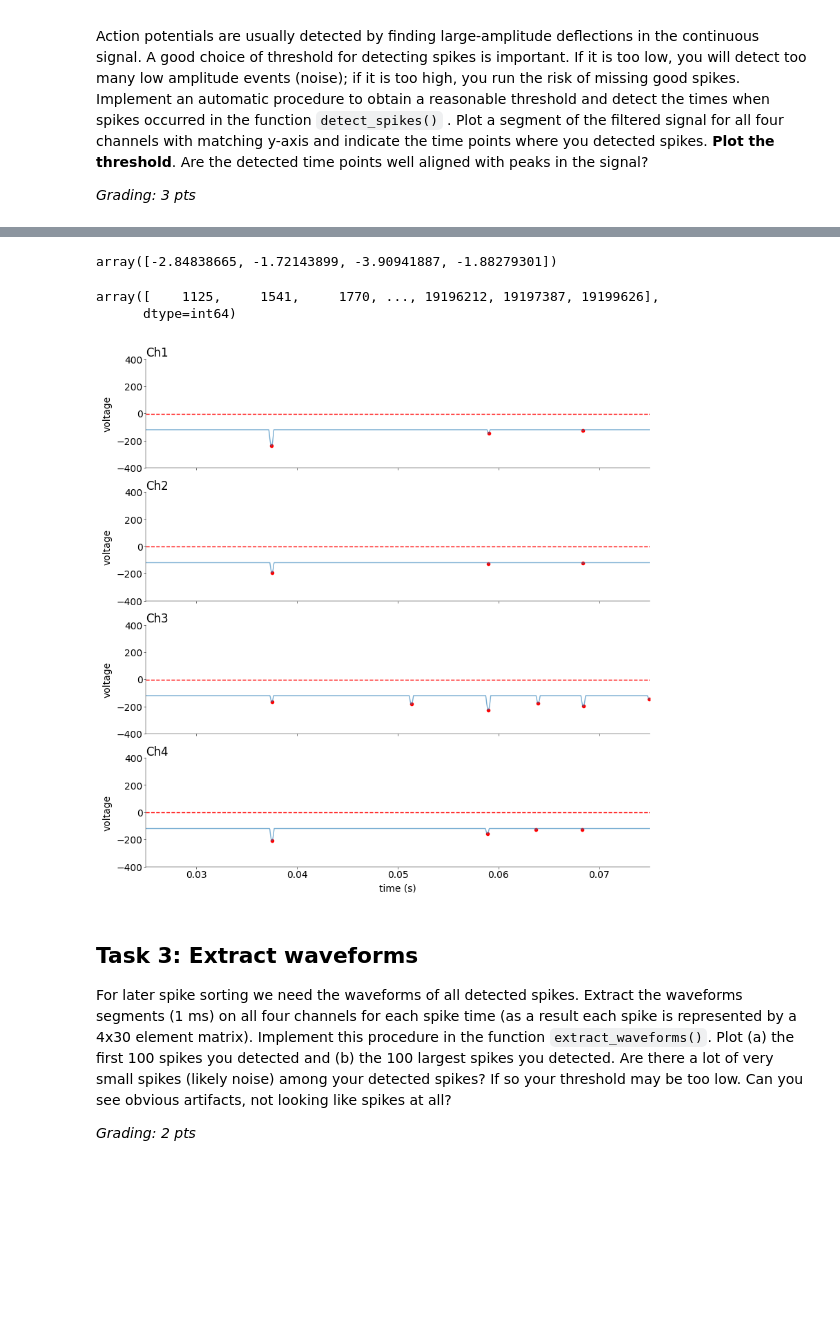
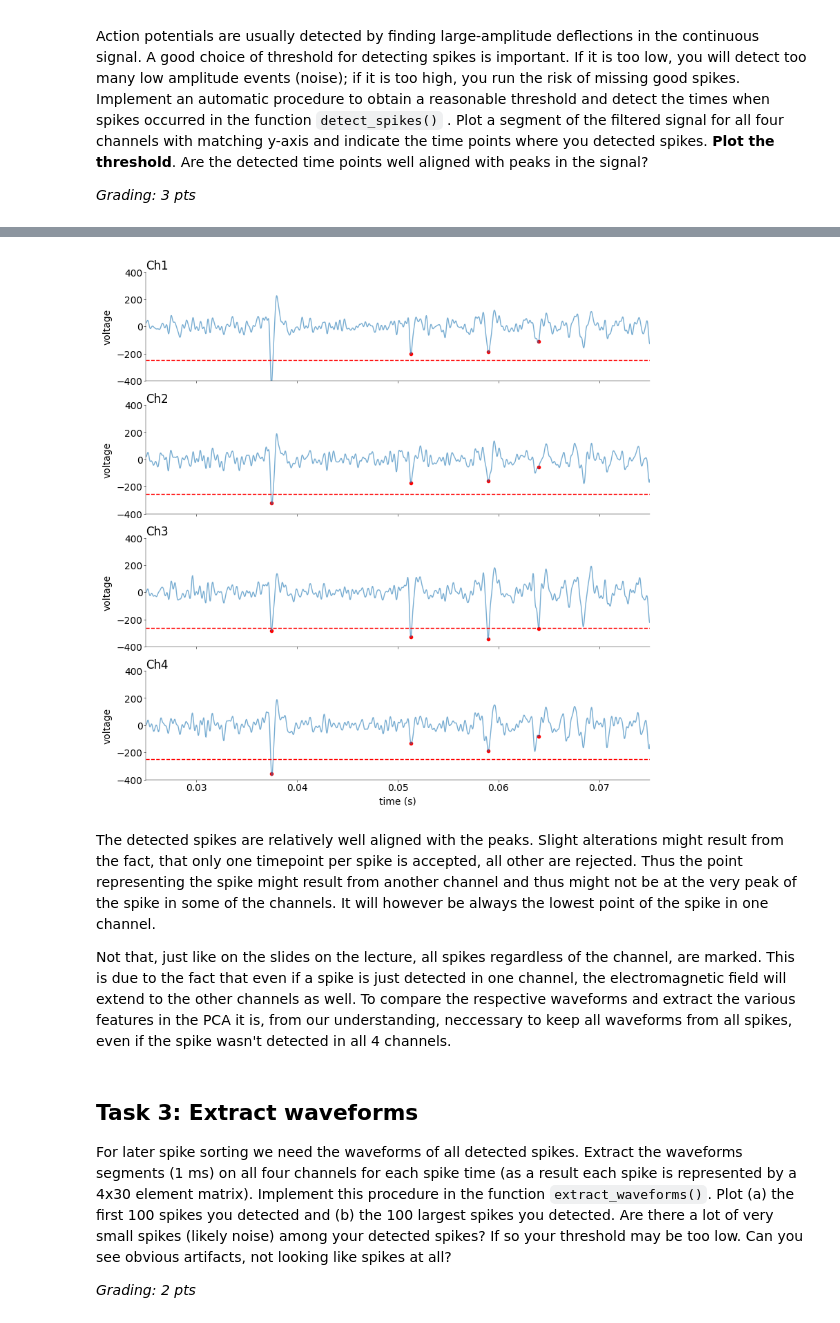
Before and after one commit to stedavkle/uni-tue-nds, a Jupyter notebook: CL1/notebooks/CodingLab1.ipynb, the cells around one changed output, grey strips where cells are left out. Drawn from its saved outputs; the diff is of its cells as text; code cells hidden in the pictures; blank space fills up the shorter version.

````diff
--- a/CL1/notebooks/CodingLab1.ipynb
+++ b/CL1/notebooks/CodingLab1.ipynb
@@ -161,0 +146,7 @@ print(xf.head())
+# %%
+xf = filter_signal(x, fs, 300, 3000, order=5)
+
+# Filter: Butterworth with bandwidth 300-6000 used by
+# Yael D, Bar-Gad I. Filter based phase distortions in extracellular spikes. PLoS One. 2017 Mar 30;12(3):e0174790. doi: 10.1371/journal.pone.0174790
+# But: 3000 HZ seems to be more reasonable in our case as it trims down the signal a little more
+# Downside of larger trim: the PCA becomes a little denser
@@ -187,7 +190,7 @@ for i, m in enumerate(mosaic):
     ax[raw].set_xlim((0, 3))
     ax[raw].set_ylim((-1000, 1000))
 
-    ax[filtered].set_xlim((0, 3))  # (1.0515, 1.0535)
+    ax[filtered].set_xlim(0, 3)  # (1.0515, 1.0535)
     ax[filtered].set_ylim((-400, 250))
 
     ax[raw].set_ylabel("voltage")
@@ -404,12 +362,3 @@ Threshold: Ch1 = -2.8483866500955086; Ch2 = -1.7214389872289386; Ch3 = -3.909418
-# %%
-threshold
-# %% [output]
-array([-2.84838665, -1.72143899, -3.90941887, -1.88279301])
-# %%
-np.array([row[0] for row in s if row[1] == 2])
-# %% [output]
-array([    1125,     1541,     1770, ..., 19196212, 19197387, 19199626],
-      dtype=int64)
 # %%
 mosaic = [
     ["Ch1"],
@@ -419,40 +368,50 @@ mosaic = [
 ]
 fig, ax = plt.subplot_mosaic(
     mosaic=mosaic, figsize=(8, 8), layout="constrained", dpi=100
 )
 
 # --------------------------------------------
 # plot threshold and detected spikes (0.5 pts)
 # --------------------------------------------
 
+# manipluate s a little: only take one index per peak - first sort s and then remove close index values
+# Note: short_s is no longer aligned with t or with the respective channels
+sorted_s = list.sort(s)
+short_s = remove_close_timestamps(s, 10)
+scaled_s = [value / fs for value in short_s]  # scle to match ms on x axis
+
 for i, col in enumerate(cols):
-
     # extract all row indices (first value) of s with column index i (second value)
-    spike_indices = np.array([row[0] for row in s if row[1] == i])
+    # spike_indices = np.array([row[0] for row in s if row[1] == i])
 
     # plot signal
     ax[col].plot(x.index * dt, xf.iloc[:, i], alpha=0.6)
 
     # plot xf value as point at spike index
-    ax[col].scatter(
-        spike_indices / fs, xf.iloc[spike_indices, i], color="r", label="spike"
-    )
+    # ax[col].scatter(
+    #     spike_indices / fs, xf.iloc[spike_indices, i], color="r", label="spike"
+    # )
+    ax[col].scatter(scaled_s, xf.iloc[short_s, i], color="r", label="spike")
 
     # plot threshold as horizontal line
-    ax[col].axhline(y=threshold[i], color="r", linestyle="--", label="threshold")
+    ax[col].axhline(y=thresholds[i], color="r", linestyle="--", label="threshold")
 
     ax[col].set_ylim((-400, 400))
     ax[col].set_xlim((0.025, 0.075))
     ax[col].set_ylabel("voltage")
 
     ax[col].set_title(col, loc="left")
 
     if col != "Ch4":
         ax[col].set_xticklabels([])
     else:
         ax[col].set_xlabel("time (s)")
 # %% [output]
-[figure, old version]
+[figure, new version]
+# %% [markdown]
+The detected spikes are relatively well aligned with the peaks. Slight alterations might result from the fact, that only one timepoint per spike is accepted, all other are rejected. Thus the point representing the spike might result from another channel and thus might not be at the very peak of the spike in some of the channels. It will however be always the lowest point of the spike in one channel.
+
+Not that, just like on the slides on the lecture, all spikes regardless of the channel, are marked. This is due to the fact that even if a spike is just detected in one channel, the electromagnetic field will extend to the other channels as well. To compare the respective waveforms and extract the various features in the PCA it is, from our understanding, neccessary to keep all waveforms from all spikes, even if the spike wasn't detected in all 4 channels.
 # %% [markdown]
 ## Task 3: Extract waveforms
 For later spike sorting we need the waveforms of all detected spikes. Extract the waveforms segments (1 ms) on all four channels for each spike time (as a result each spike is represented by a 4x30 element matrix). Implement this procedure in the function ```extract_waveforms()```. Plot (a) the first 100 spikes you detected and (b) the 100 largest spikes you detected. Are there a lot of very small spikes (likely noise) among your detected spikes? If so your threshold may be too low. Can you see obvious artifacts, not looking like spikes at all?
````
Also changed, not shown: parts of 16 cells of this notebook, 1 other file.
